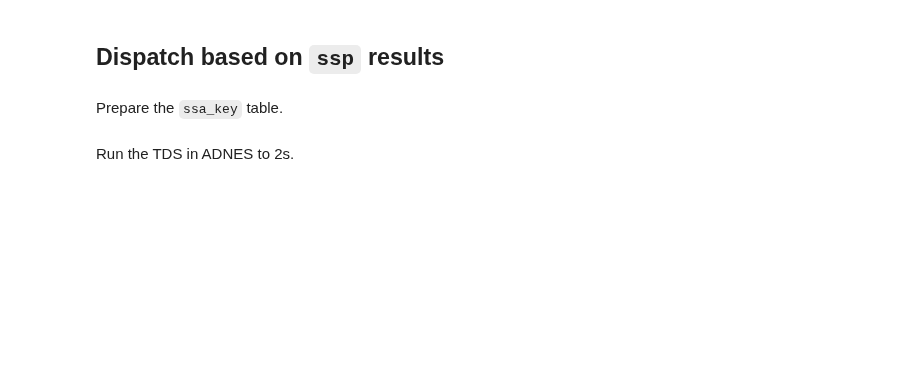
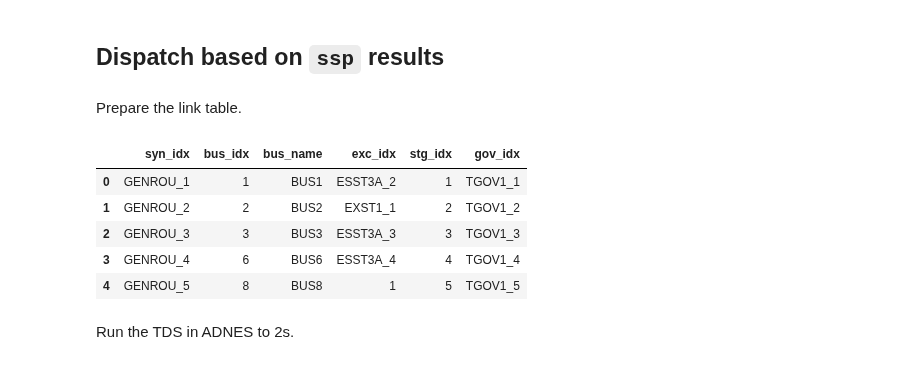
Before and after one commit to CURENT/andes, a Jupyter notebook: examples/ex11.ipynb, the cells around one changed output. Drawn from its saved outputs; the diff is of its cells as text; code cells hidden in the pictures; blank space fills up the shorter version.

```diff
--- a/examples/ex11.ipynb
+++ b/examples/ex11.ipynb
@@ -188,10 +195,19 @@ pf_bus.round(4)
 # %% [markdown]
 ## Dispatch based on ``ssp`` results
 # %% [markdown]
-Prepare the `ssa_key` table.
+Prepare the link table.
 # %%
 # Asign the StaticGen with OPF, in this case, all the SynGen are GENROU
-ssa_key = ssa_link(ssa)
+link_table = make_link_table(ssa)
+# %%
+link_table
+# %% [output]
+|  | syn_idx | bus_idx | bus_name | exc_idx | stg_idx | gov_idx |
+| 0 | GENROU_1 | 1 | BUS1 | ESST3A_2 | 1 | TGOV1_1 |
+| 1 | GENROU_2 | 2 | BUS2 | EXST1_1 | 2 | TGOV1_2 |
+| 2 | GENROU_3 | 3 | BUS3 | ESST3A_3 | 3 | TGOV1_3 |
+| 3 | GENROU_4 | 6 | BUS6 | ESST3A_4 | 4 | TGOV1_4 |
+| 4 | GENROU_5 | 8 | BUS8 | 1 | 5 | TGOV1_5 |
 # %% [markdown]
 Run the TDS in ADNES to 2s.
 # %%
```
Also changed, not shown: parts of 13 cells of this notebook, 1 other file.
